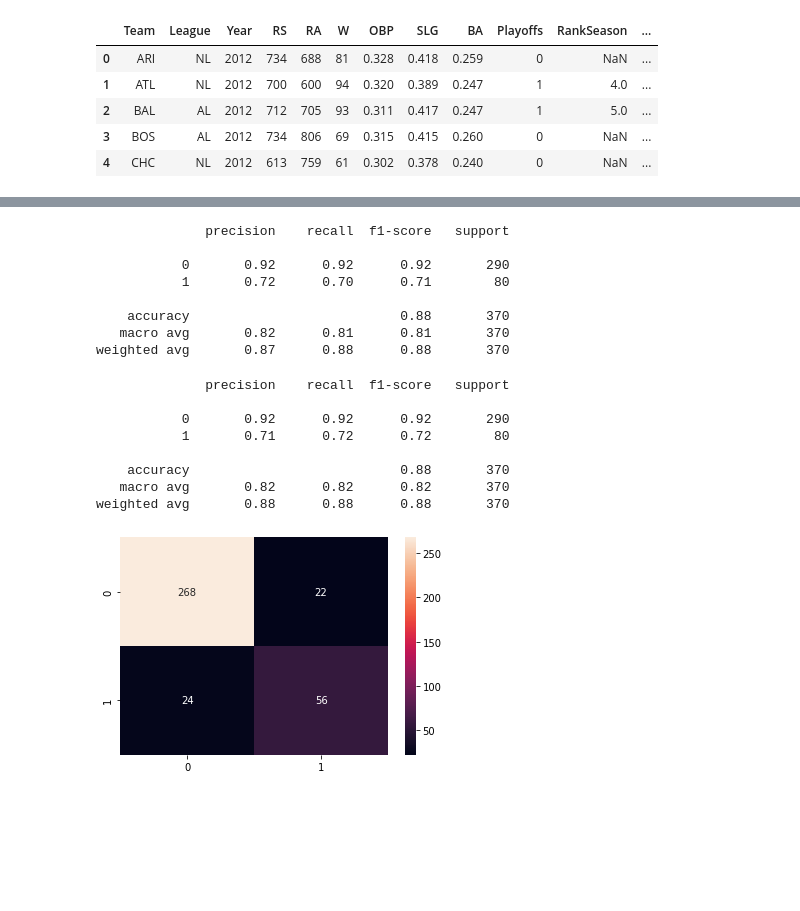
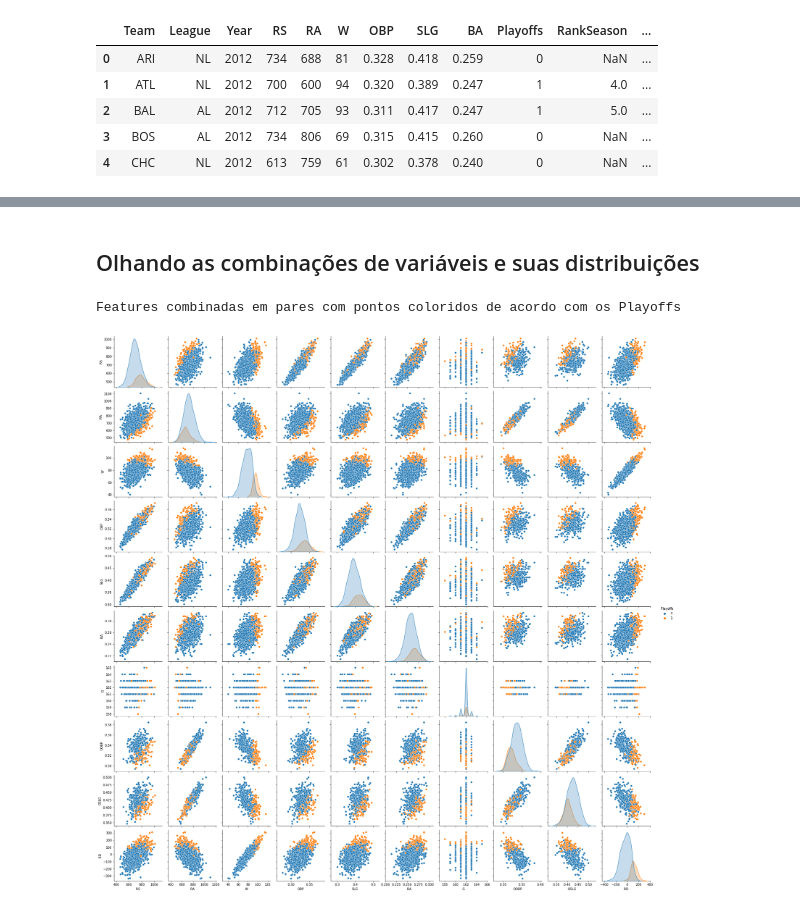
Before and after one commit to paciencia/moneyball_sandbox, a Jupyter notebook: notebooks/Moneyball.ipynb, the cells around one changed output, grey strips where cells are left out. Saved outputs shown, nothing was run; the diff lists cells and outputs as text; code cells hidden in the pictures; blank space fills up the shorter version.

```diff
--- a/notebooks/Moneyball.ipynb
+++ b/notebooks/Moneyball.ipynb
@@ -185,27 +105,10 @@ y_pred_knn9 = knn.predict(X_test)
-# %%
-print(metrics.classification_report(y_test, y_pred_knn9))
-# %% [output]
-              precision    recall  f1-score   support
-
-           0       0.92      0.92      0.92       290
-           1       0.72      0.70      0.71        80
-
-    accuracy                           0.88       370
-   macro avg       0.82      0.81      0.81       370
-weighted avg       0.87      0.88      0.88       370
-# %%
-print(metrics.classification_report(y_test, y_pred_treeclf))
-# a arvore e o knn foram bem ok e pŕoximos, knn tem um pouquinho mais de recall
-# %% [output]
-              precision    recall  f1-score   support
-
-           0       0.92      0.92      0.92       290
-           1       0.71      0.72      0.72        80
-
-    accuracy                           0.88       370
-   macro avg       0.82      0.82      0.82       370
-weighted avg       0.88      0.88      0.88       370
-# %%
-sns.heatmap(confusion_matrix(y_test,y_pred_knn9), annot=True, fmt='d');
-# %% [output]
-[figure, removed]
+# %% [markdown]
+## Olhando as combinações de variáveis e suas distribuições
+# %%
+excluded_cols = ['Team', 'League', 'Year', 'RankSeason', 'RankPlayoffs']
+
+print('Features combinadas em pares com pontos coloridos de acordo com os Playoffs')
+sns.pairplot(data=df_raw.drop(excluded_cols, axis=1), hue='Playoffs');
+# %% [output]
+Features combinadas em pares com pontos coloridos de acordo com os Playoffs
+[figure, added]
```
Also changed, not shown: parts of 93 cells of this notebook.
